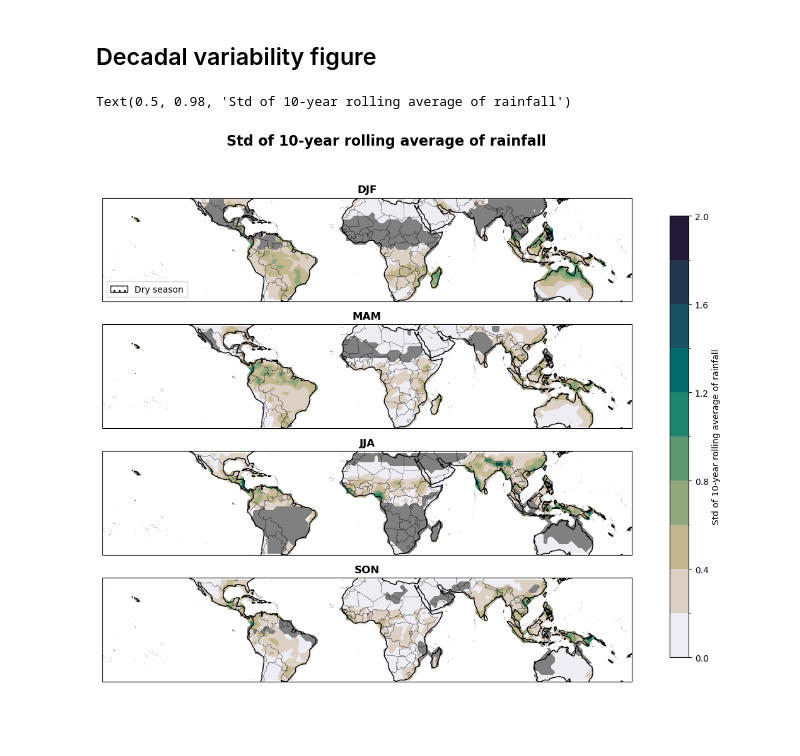
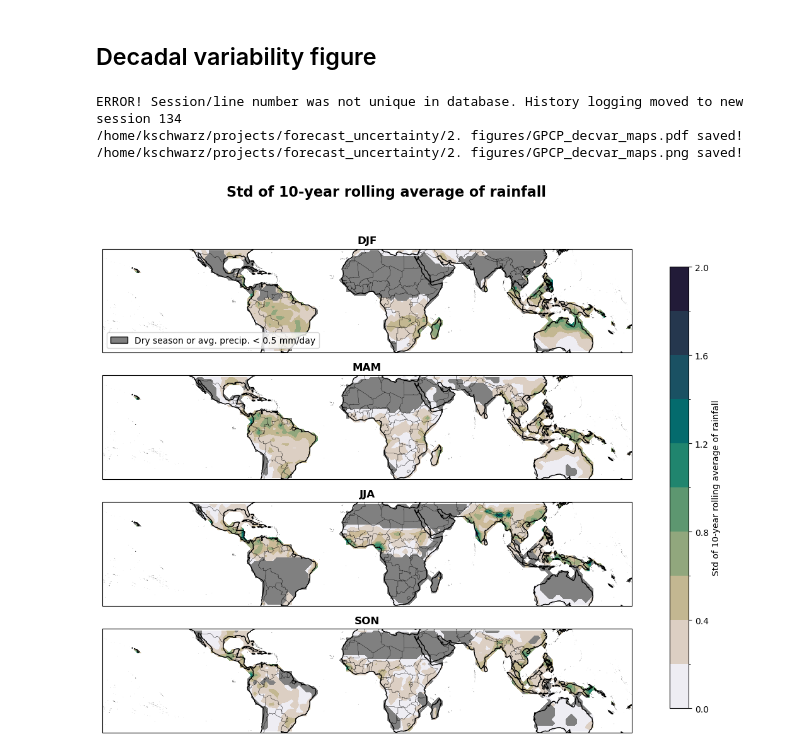
Before and after one commit to ccsfist/forecast_uncertainty, a Jupyter notebook: code/map_thresh.ipynb, the cells around one changed output. Drawn from its saved outputs; the diff is of its cells as text; code cells hidden in the pictures; blank space fills up the shorter version.

```diff
--- a/code/map_thresh.ipynb
+++ b/code/map_thresh.ipynb
@@ -285,4 +328,6 @@ active_seasons_rg = active_seasons_rg.sel(lat=threshs.lat.values)
 # %%
+seas_thresh = 0.5 # mm/day
+
 fig = plt.figure(figsize=(12,10))
 
 var = 'triggiqr_cv_meanpr'
@@ -309,12 +354,15 @@ for seas_idx,seas in enumerate(['DJF','MAM','JJA','SON']):
     plot_data.plot.contourf(transform=ccrs.PlateCarree(),**cbar_params[var],
                             add_colorbar=False)
 
-    # Grey out regions without an active rainy season
-    active_seasons_rg.seasmask.sel(season=seas,**subset_params).where(landmask).plot.contourf(levels=[-0.5, 0.5, 1.5],
-                                                                                     colors=['grey','none'],
-                                                                                     hatches=[None, None],
-                                                                                     transform=ccrs.PlateCarree(),
-                                                                                     add_colorbar=False)
+    # Grey out regions without an active rainy season or that are generally
+    # too dry
+    season_mask = (active_seasons_rg.seasmask.sel(season=seas,**subset_params) &
+                   dry_thresh).where(landmask)
+    season_mask.plot.contourf(levels=[-0.5, 0.5, 1.5],
+                                 colors=['grey','none'],
+                                 hatches=[None, None],
+                                 transform=ccrs.PlateCarree(),
+                                 add_colorbar=False)
 
     ax.coastlines()
     ax.set_title(seas,fontweight='bold',fontsize=12)
@@ -330,8 +378,8 @@ for seas_idx,seas in enumerate(['DJF','MAM','JJA','SON']):
                    subset_params['lat'].stop])
 
     if seas_idx == 0:
-        ax.legend(handles=[mpatches.Patch(facecolor='none',hatch='..',edgecolor='k',
-                                          label='Dry season')],loc='lower left')
+        ax.legend(handles=[mpatches.Patch(facecolor='grey',edgecolor='k',
+                                          label=f'Dry season or avg. precip. < {str(seas_thresh)} mm/day')],loc='lower left')
 
 fig.subplots_adjust(right=0.825)
 cax = fig.add_axes([0.875, 0.15, 0.025, 0.7])
@@ -370,4 +419,6 @@ decvar = dsm.pr.rolling(year=10).mean().std('year')
 # %%
+seas_thresh = 0.5 # mm/day
+
 fig = plt.figure(figsize=(12,10))
 
 subset_params = {'lat':slice(-35,35),'lon':slice(-180,180)}
@@ -388,40 +439,44 @@ for seas_idx,seas in enumerate(['DJF','MAM','JJA','SON']):
                             add_colorbar=False)
 
     # Grey out regions without an active rainy season
-    active_seasons_rg.seasmask.sel(season=seas,**subset_params).where(landmask).plot.contourf(levels=[-0.5, 0.5, 1.5],
+    season_mask = (active_seasons_rg.seasmask.sel(season=seas,**subset_params) &
+                   dry_thresh).where(landmask)
+    season_mask.sel(season=seas,**subset_params).where(landmask).plot.contourf(levels=[-0.5, 0.5, 1.5],
                                                                                      colors=['grey','none'],
                                                                                      hatches=[None, None],
                                                                                      transform=ccrs.PlateCarree(),
                                                                                      add_colorbar=False)
 
     ax.coastlines()
     ax.set_title(seas,fontweight='bold',fontsize=12)
 
     # Country borders
     # Add to plot (subset_params in slice format)
     gdf.cx[subset_params['lon'],subset_params['lat']].plot(ax=ax,facecolor='none',edgecolor='k',
                                                        linestyle='-',linewidth=0.15,
                                                        transform=ccrs.PlateCarree())
     ax.set_extent([subset_params['lon'].start,
                    subset_params['lon'].stop,
                    subset_params['lat'].start,
                    subset_params['lat'].stop])
 
     if seas_idx == 0:
-        ax.legend(handles=[mpatches.Patch(facecolor='none',hatch='..',edgecolor='k',
-                                          label='Dry season')],loc='lower left')
+        ax.legend(handles=[mpatches.Patch(facecolor='grey',edgecolor='k',
+                                          label=f'Dry season or avg. precip. < {str(seas_thresh)} mm/day')],loc='lower left')
 
 fig.subplots_adjust(right=0.825)
 cax = fig.add_axes([0.875, 0.15, 0.025, 0.7])
 levels = mpl.ticker.MaxNLocator(nbins=cbar_params[var]['levels']).tick_values(cbar_params[var]['vmin'],cbar_params[var]['vmax'])
 norm = mpl.colors.BoundaryNorm(levels, ncolors=cbar_params[var]['cmap'].N, clip=True)
 sm = plt.cm.ScalarMappable(cmap=cbar_params[var]['cmap'],norm=norm)
 plt.colorbar(sm,cax=cax,label=labels[var])
 
 
 plt.suptitle(labels[var],fontweight='bold',fontsize=16)
 
-#utility_print(dir_list['figs']+proc_source+'_maps')
+utility_print(dir_list['figs']+proc_source+'_decvar_maps')
 # %% [output]
-Text(0.5, 0.98, 'Std of 10-year rolling average of rainfall')
+ERROR! Session/line number was not unique in database. History logging moved to new session 134
+/home/kschwarz/projects/forecast_uncertainty/2. figures/GPCP_decvar_maps.pdf saved!
+/home/kschwarz/projects/forecast_uncertainty/2. figures/GPCP_decvar_maps.png saved!
-[figure, old version]
+[figure, new version]
```
Also changed, not shown: parts of 9 cells of this notebook, 43 other files.
